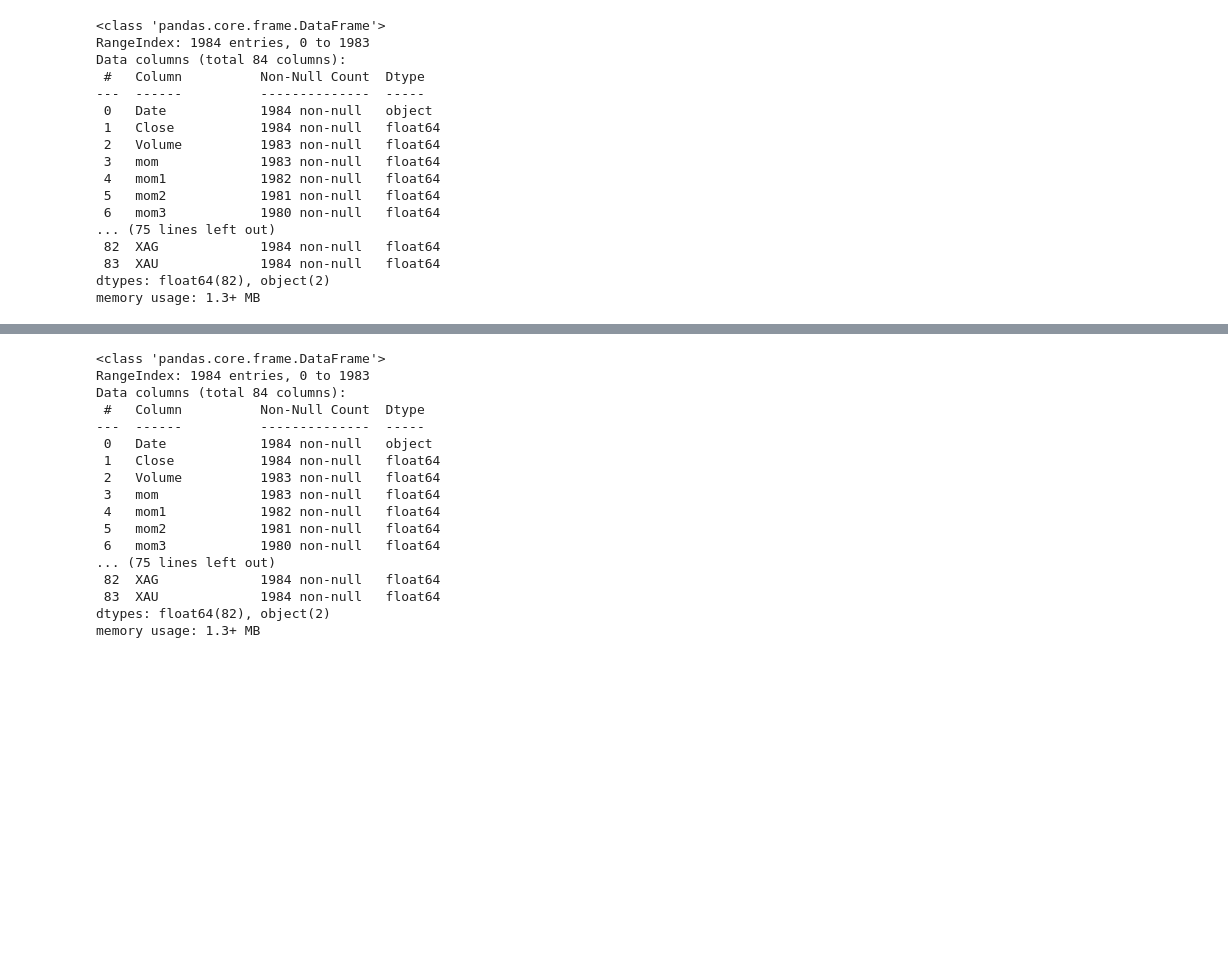
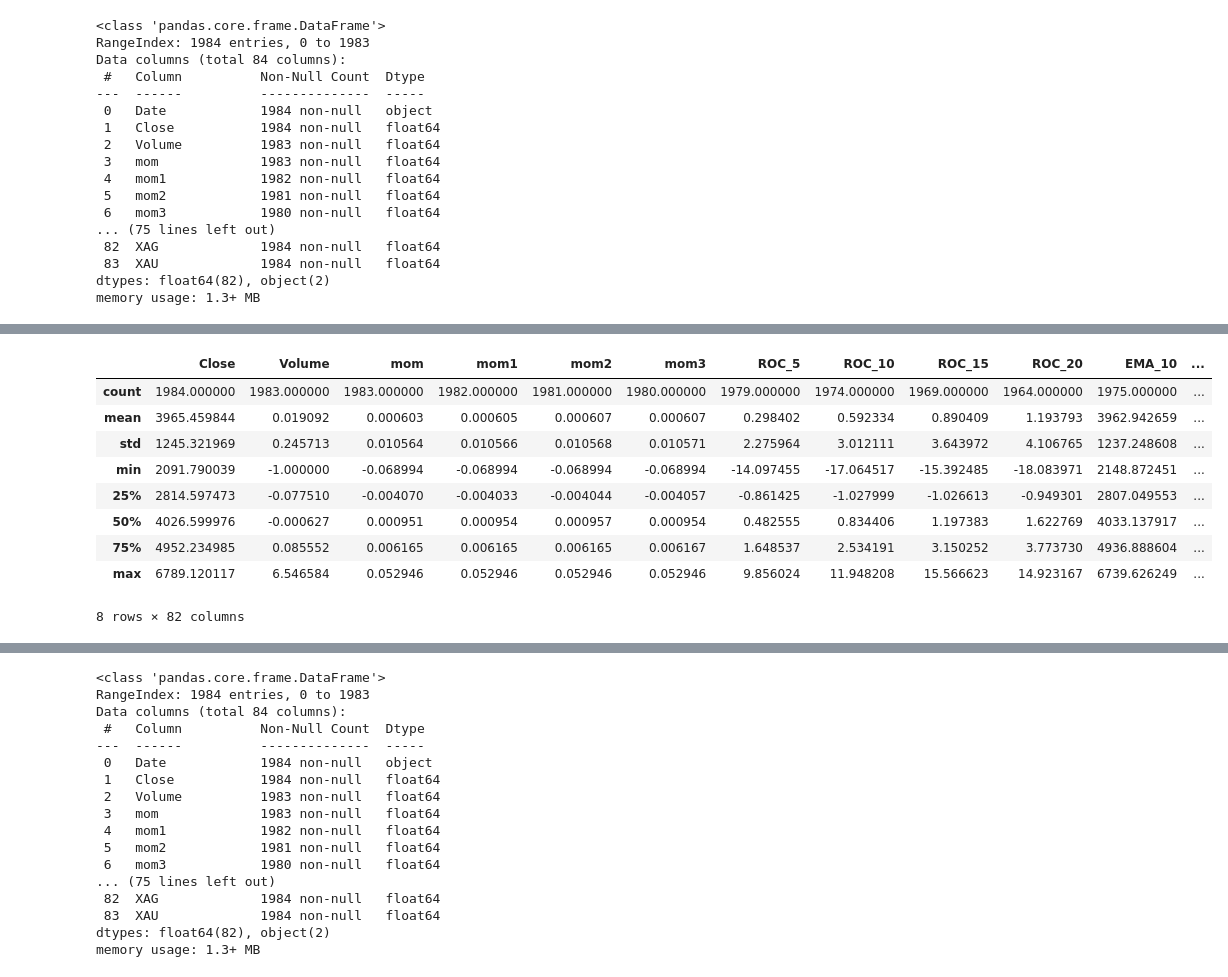
Before and after one commit to matteobettini/Stock-Market-Prediction-2020, a Jupyter notebook: notebooks/Data exploration.ipynb, the cells around one changed output, grey strips where cells are left out. Drawn from its saved outputs; the diff is of its cells as text; code cells hidden in the pictures; blank space fills up the shorter version.

```diff
--- a/notebooks/Data exploration.ipynb
+++ b/notebooks/Data exploration.ipynb
@@ -115,0 +153,13 @@ As already mentioned, all features are floats except for Date and Name which are
+# %%
+nasdaq_df.describe()
+# %% [output]
+|  | Close | Volume | mom | mom1 | mom2 | mom3 | ROC_5 | ROC_10 | ROC_15 | ROC_20 | EMA_10 | ... |
+| count | 1984.000000 | 1983.000000 | 1983.000000 | 1982.000000 | 1981.000000 | 1980.000000 | 1979.000000 | 1974.000000 | 1969.000000 | 1964.000000 | 1975.000000 | ... |
+| mean | 3965.459844 | 0.019092 | 0.000603 | 0.000605 | 0.000607 | 0.000607 | 0.298402 | 0.592334 | 0.890409 | 1.193793 | 3962.942659 | ... |
+| std | 1245.321969 | 0.245713 | 0.010564 | 0.010566 | 0.010568 | 0.010571 | 2.275964 | 3.012111 | 3.643972 | 4.106765 | 1237.248608 | ... |
+| min | 2091.790039 | -1.000000 | -0.068994 | -0.068994 | -0.068994 | -0.068994 | -14.097455 | -17.064517 | -15.392485 | -18.083971 | 2148.872451 | ... |
+| 25% | 2814.597473 | -0.077510 | -0.004070 | -0.004033 | -0.004044 | -0.004057 | -0.861425 | -1.027999 | -1.026613 | -0.949301 | 2807.049553 | ... |
+| 50% | 4026.599976 | -0.000627 | 0.000951 | 0.000954 | 0.000957 | 0.000954 | 0.482555 | 0.834406 | 1.197383 | 1.622769 | 4033.137917 | ... |
+| 75% | 4952.234985 | 0.085552 | 0.006165 | 0.006165 | 0.006165 | 0.006167 | 1.648537 | 2.534191 | 3.150252 | 3.773730 | 4936.888604 | ... |
+| max | 6789.120117 | 6.546584 | 0.052946 | 0.052946 | 0.052946 | 0.052946 | 9.856024 | 11.948208 | 15.566623 | 14.923167 | 6739.626249 | ... |
+8 rows × 82 columns
```
Also changed, not shown: parts of 19 cells of this notebook.
